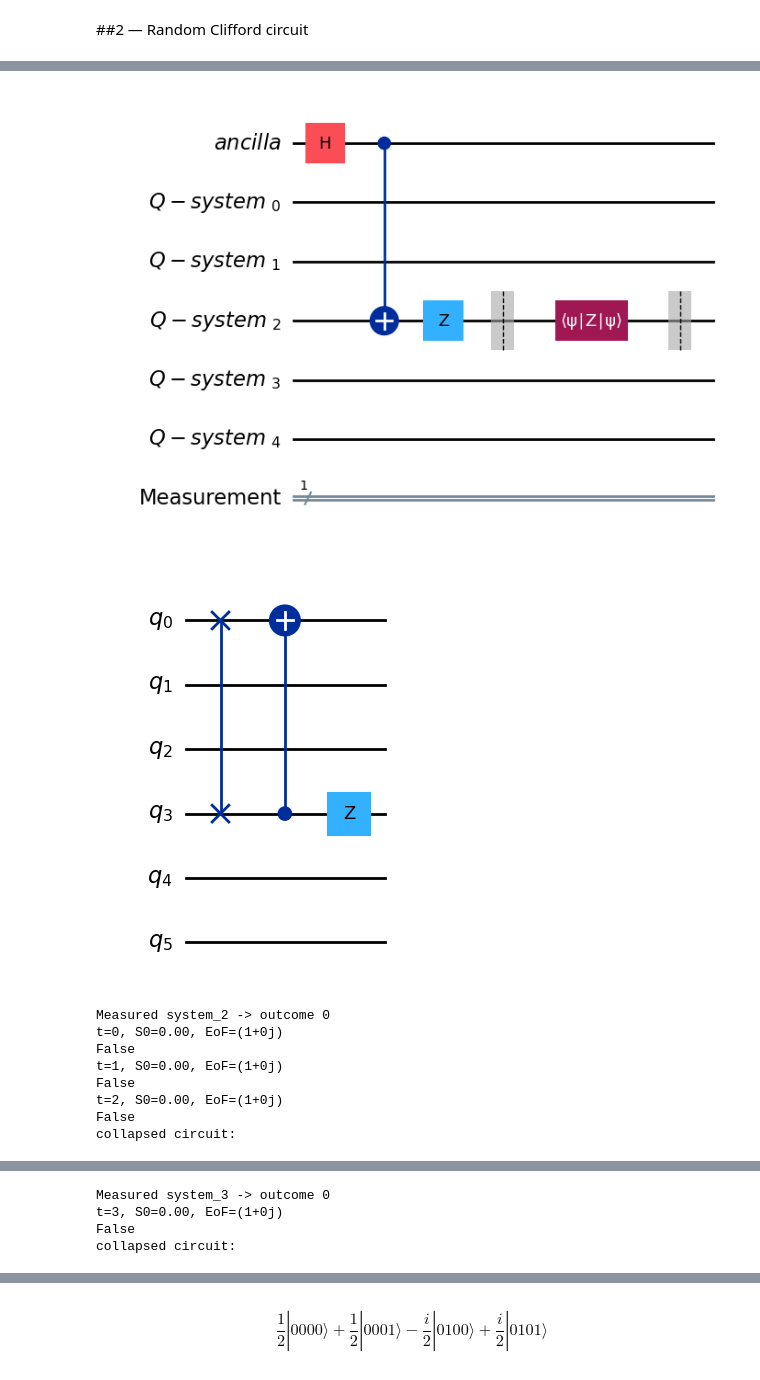
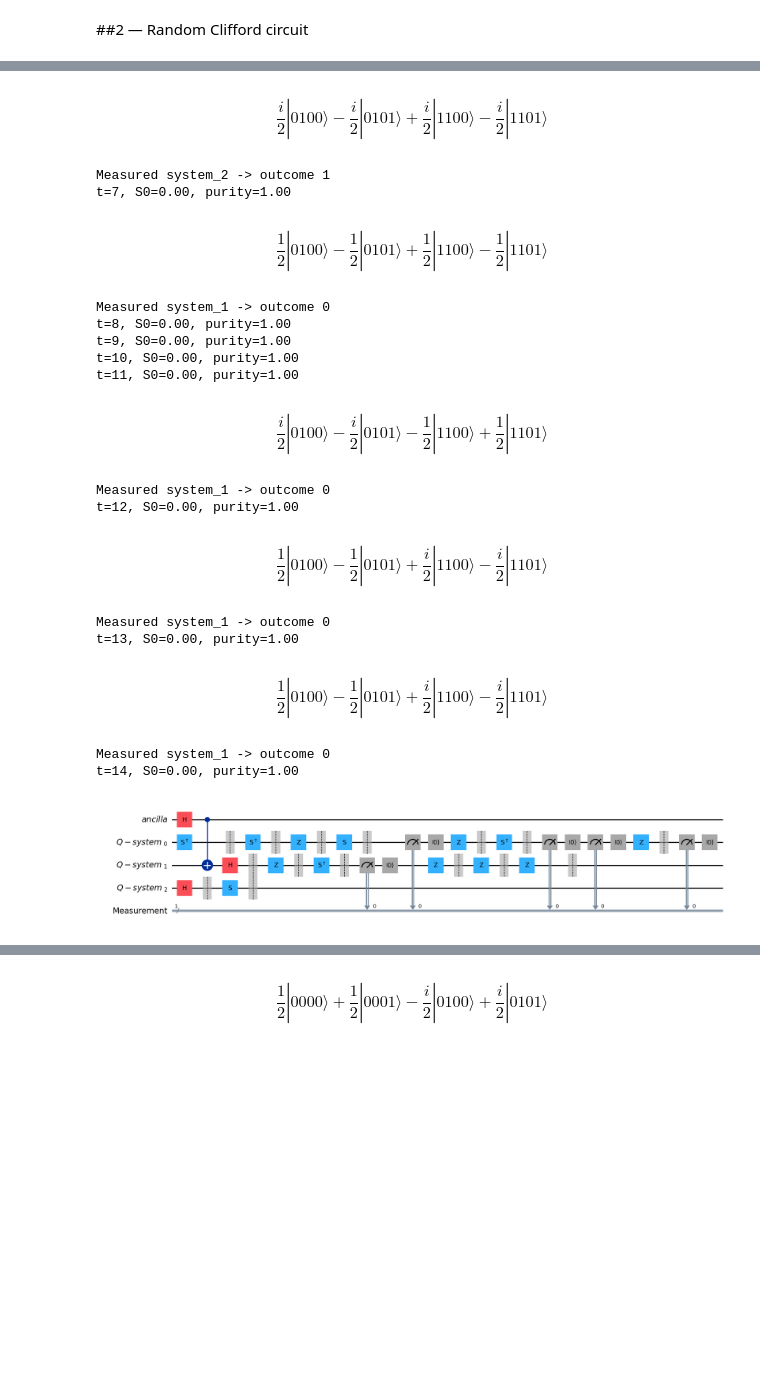
Before and after one commit to AKookani/BrickwallCliffordCircuit, a Jupyter notebook: Meeting_24_6_2026.ipynb, the cells around one changed output, grey strips where cells are left out. Saved outputs shown, nothing was run; the diff lists cells and outputs as text; code cells hidden in the pictures; blank space fills up the shorter version.

```diff
--- a/Meeting_24_6_2026.ipynb
+++ b/Meeting_24_6_2026.ipynb
@@ -182,7 +182,7 @@ $$(\frac{1}{16} + \frac{i}{16}) |0000100000\rangle+(\frac{1}{16} + \frac{i}{16})
 from qiskit.quantum_info import StabilizerState
 from qiskit import QuantumRegister, ClassicalRegister
 
-size = 5 # systems_size
+size = 3 # systems_size
 
 Ancilla = QuantumRegister(1, 'ancilla ')
 System = QuantumRegister(size, 'Q-system ')
@@ -236,7 +237,7 @@ from qiskit.quantum_info import partial_trace, entropy, Statevector, purity
 
 
 p_measure=0.4
-T=5 #circuit depth
+T=15 #circuit depth
 
 outcome = []
 entropy_history = []  # <-- collect entropy each step
@@ -284,36 +285,33 @@ for t in range(T):
 
     state = state.evolve(Clifford(qc), qargs=list(range(1, size + 1)))
 
-    print(state == StabilizerState(qc_base)) # Temporary code to check if they match
+    #print(state == StabilizerState(qc_base)) # Temporary code to check if they match
 
     qc.clear()
 
     # Measuremnt part
     random = rng.random()
     if random < p_measure:
-        q = rng.integers(size)
+        q = rng.integers(1, size)
 
         # Circuite representation
-        qc.append(meas_gate, [q])
-        qc.barrier([q])
-        qc_base = qc_base.compose(qc, qubits=System)
-        qc.clear()
+        qc_base.measure(q, Measure[0])
+        qc_base.reset(q)
+        #qc.barrier([q])
+        #qc_base = qc_base.compose(qc, qubits=System)
+        #qc.clear()
 
         # Clifford representation
-        outcom, state = state.measure([q + 1]) #stabilizer method
+        outcom, state = state.measure([q]) #stabilizer method
         outcome.append(outcom)
+        display(Statevector(state.clifford.to_circuit()).draw('latex'))
 
-        print("collapsed circuit:") # Temporary code
-        display(qc_base.draw('mpl')) # Temporary code
-        display(state.clifford.to_circuit().draw('mpl')) # Temporary code (will I see measurement in the image?)
         print(f"Measured system_{q} -> outcome {outcom}")
 
-    rho_ancilla = partial_trace(Statevector(state.clifford.to_circuit()), [1, size])
+    rho_ancilla = partial_trace(Statevector(state.clifford.to_circuit()), list(range(1, size + 1)))
     S = entropy(rho_ancilla)
     entropy_history.append(S)  # <-- save it
-    print(f"t={t}, S0={S:.2f}, EoF={purity(rho_ancilla)}")
+    print(f"t={t}, S0={S:.2f}, purity={purity(rho_ancilla).real:.2f}")
 
-
-
-#display(qc_evolved.draw('mpl'))
+display(qc_base.draw('mpl'))
 # %% [output]
@@ -322,10 +325,19 @@ collapsed circuit:
+$$\frac{i}{2} |0100\rangle- \frac{i}{2} |0101\rangle+\frac{i}{2} |1100\rangle- \frac{i}{2} |1101\rangle$$
+Measured system_2 -> outcome 1
+t=7, S0=0.00, purity=1.00
+$$\frac{1}{2} |0100\rangle- \frac{1}{2} |0101\rangle+\frac{1}{2} |1100\rangle- \frac{1}{2} |1101\rangle$$
+Measured system_1 -> outcome 0
+t=8, S0=0.00, purity=1.00
+t=9, S0=0.00, purity=1.00
+t=10, S0=0.00, purity=1.00
+t=11, S0=0.00, purity=1.00
+$$\frac{i}{2} |0100\rangle- \frac{i}{2} |0101\rangle- \frac{1}{2} |1100\rangle+\frac{1}{2} |1101\rangle$$
+Measured system_1 -> outcome 0
+t=12, S0=0.00, purity=1.00
+$$\frac{1}{2} |0100\rangle- \frac{1}{2} |0101\rangle+\frac{i}{2} |1100\rangle- \frac{i}{2} |1101\rangle$$
+Measured system_1 -> outcome 0
+t=13, S0=0.00, purity=1.00
+$$\frac{1}{2} |0100\rangle- \frac{1}{2} |0101\rangle+\frac{i}{2} |1100\rangle- \frac{i}{2} |1101\rangle$$
+Measured system_1 -> outcome 0
+t=14, S0=0.00, purity=1.00
-[figure, old version]
+[figure, new version]
-[figure, removed]
-Measured system_2 -> outcome 0
-t=0, S0=0.00, EoF=(1+0j)
-False
-t=1, S0=0.00, EoF=(1+0j)
-False
-t=2, S0=0.00, EoF=(1+0j)
-False
-collapsed circuit:
@@ -334,4 +343,0 @@ collapsed circuit:
-Measured system_3 -> outcome 0
-t=3, S0=0.00, EoF=(1+0j)
-False
-collapsed circuit:
```
Also changed, not shown: parts of 7 cells of this notebook.
